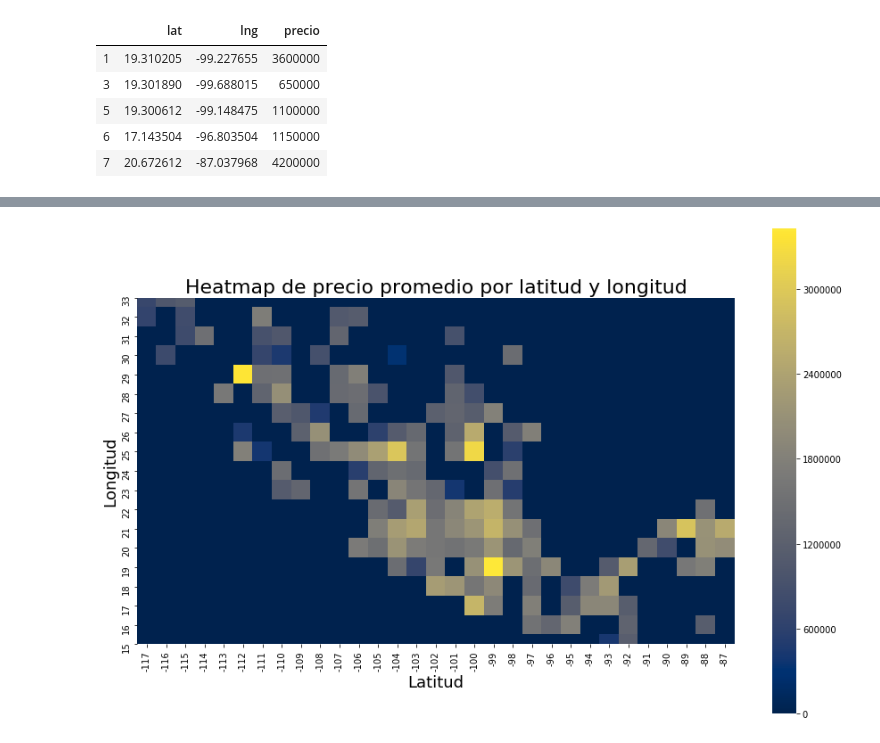
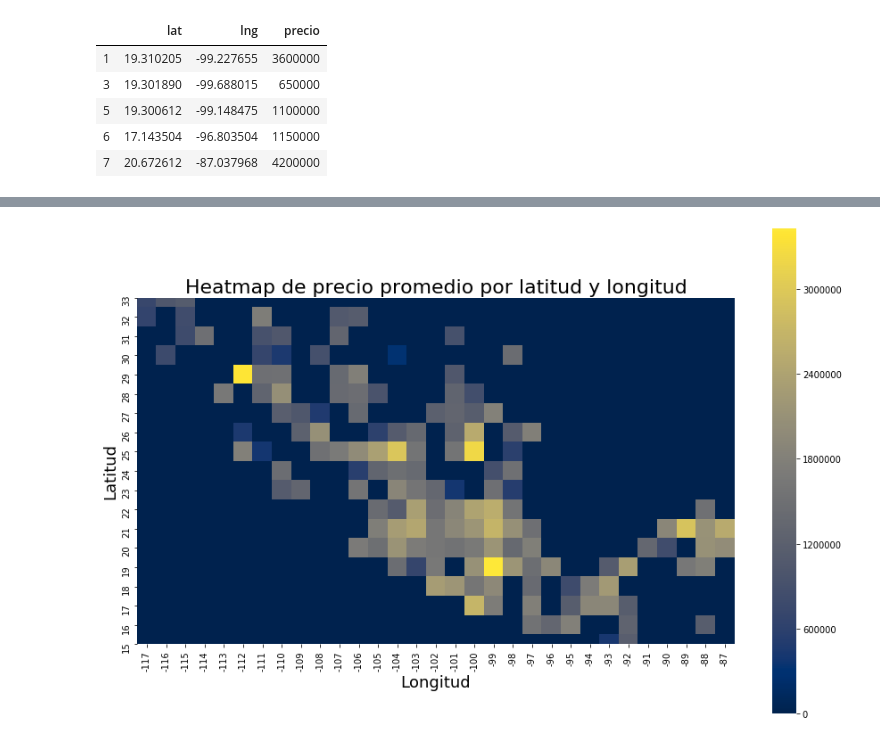
Before and after one commit to nicomatex/datos_tp1_2c2019, a Jupyter notebook: notebooks/Heatmap precio por latitud longitud/precio por lat lng.ipynb, the cells around one changed output, grey strips where cells are left out. Cells and saved outputs as stored; diff of their text form; code cells hidden in the pictures.

```diff
--- a/notebooks/Heatmap precio por latitud longitud/precio por lat lng.ipynb
+++ b/notebooks/Heatmap precio por latitud longitud/precio por lat lng.ipynb
@@ -132,11 +99,11 @@ df
 # %%
 plt.figure(figsize=(15,10))
 g = sns.heatmap(df, square=True, cmap='cividis') # linewidths=.5
 g.set_title("Heatmap de precio promedio por latitud y longitud", fontsize=22)
-g.set_xlabel("Latitud",fontsize=18)
-g.set_ylabel("Longitud", fontsize=18)
+g.set_xlabel("Longitud",fontsize=18)
+g.set_ylabel("Latitud", fontsize=18)
 
 g.figure.savefig("heatmap precio lat lng.png", transparent=True, bbox_inches='tight')
 g.figure.savefig("heatmap precio lat lng.jpg", bbox_inches='tight')
 # %% [output]
-[figure, old version]
+[figure, new version]
```
Also changed, not shown: parts of 2 cells of this notebook, 12 other files.
